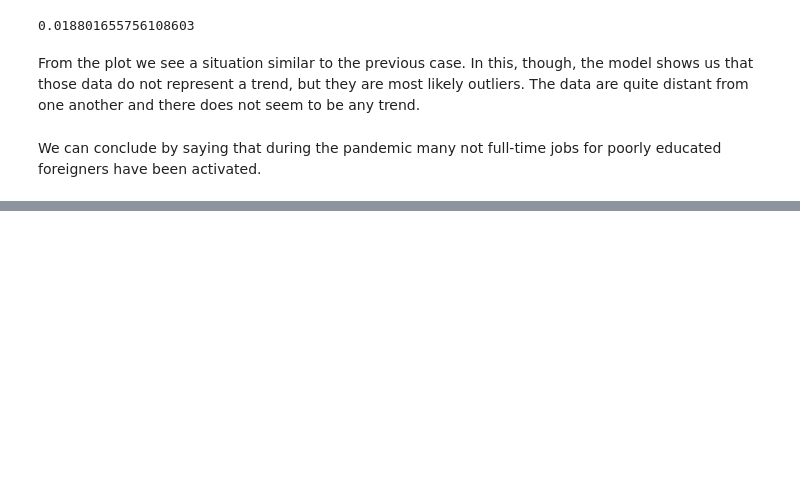
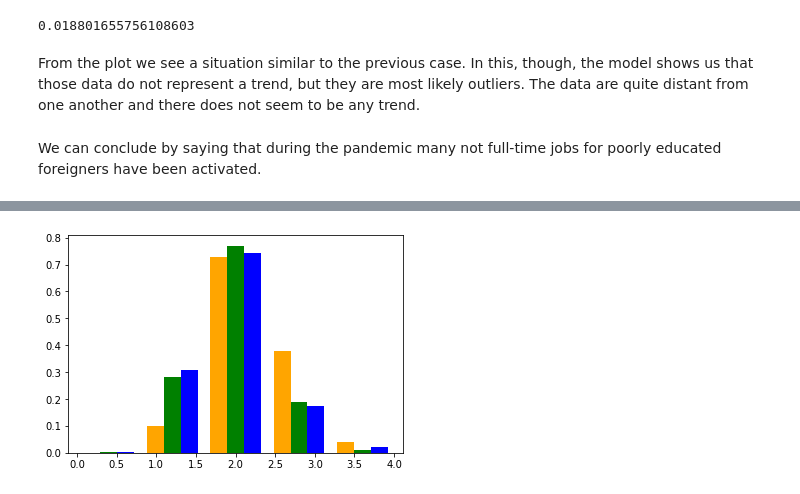
Before and after one commit to BruhZul/DataScienceLaboratory, a Jupyter notebook: Lab3/machine_model.ipynb, the cells around one changed output, grey strips where cells are left out. Saved outputs shown, nothing was run; the diff lists cells and outputs as text; code cells hidden in the pictures; blank space fills up the shorter version.

```diff
--- a/Lab3/machine_model.ipynb
+++ b/Lab3/machine_model.ipynb
@@ -212,0 +323,8 @@ We can conclude by saying that during the pandemic many not full-time jobs for p
+# %%
+conAfter20201 = conAfter2020[(conAfter2020.Label == 0)]['ETA']
+conAfter20202 =  conAfter2020[(conAfter2020.Label == 1)]['ETA']
+conAfter20203 =  conAfter2020[(conAfter2020.Label == 2)]['ETA']
+plt.hist([conAfter20201,conAfter20202,conAfter20203], 5, density=True, histtype='bar',color=colors, label=conAfter2020.ETA)
+plt.show()
+# %% [output]
+[figure, added]
```
Also changed, not shown: parts of 54 cells of this notebook.
